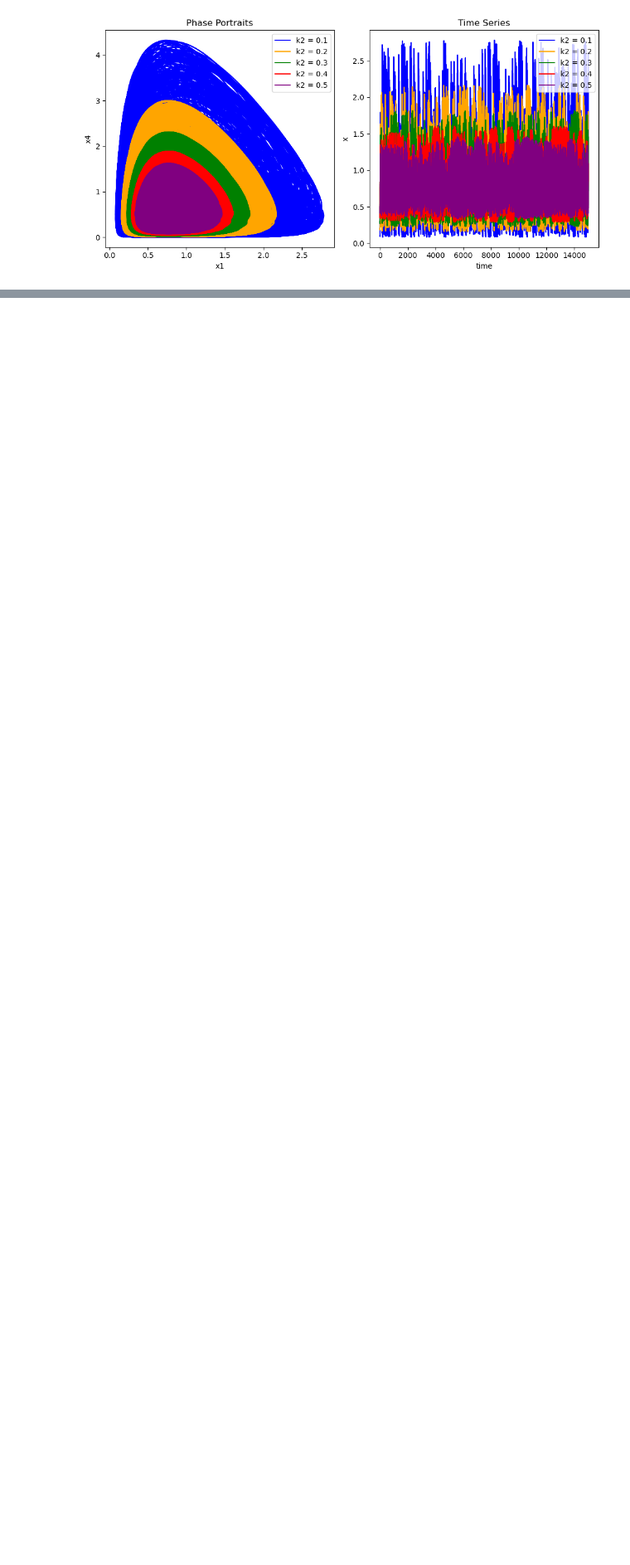
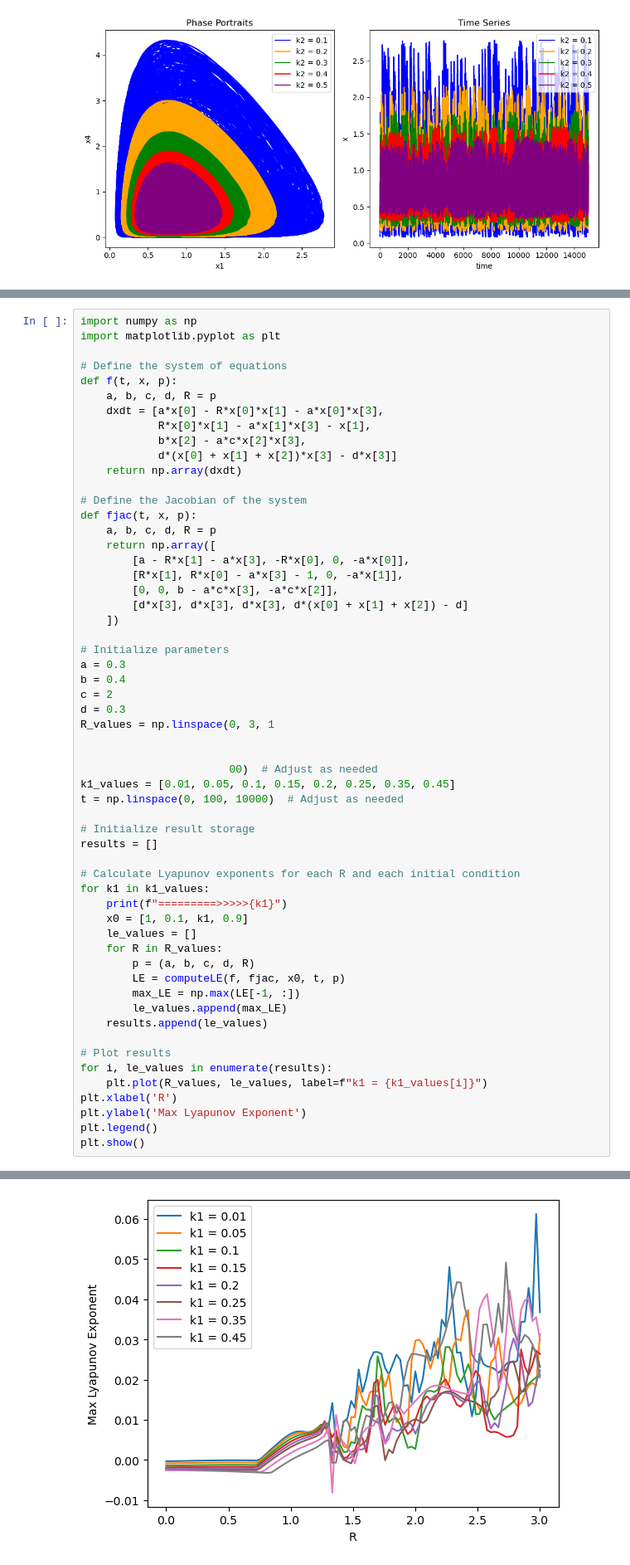
Before and after one commit to Leonardo16AM/Experiments-in-search-of-COVID-19-transmission-through-an-infected-prey, a Jupyter notebook: Experiments.ipynb, the cells around one changed output, grey strips where cells are left out. Shown at 83% size. Cells and saved outputs as stored; diff of their text form; blank space fills up the shorter version.

Commit message:
Added new graphs

```diff
--- a/Experiments.ipynb
+++ b/Experiments.ipynb
@@ -839,0 +1038,58 @@ plt.show()
+# %%
+import numpy as np
+import matplotlib.pyplot as plt
+
+# Define the system of equations
+def f(t, x, p):
+    a, b, c, d, R = p
+    dxdt = [a*x[0] - R*x[0]*x[1] - a*x[0]*x[3],
+            R*x[0]*x[1] - a*x[1]*x[3] - x[1],
+            b*x[2] - a*c*x[2]*x[3],
+            d*(x[0] + x[1] + x[2])*x[3] - d*x[3]]
+    return np.array(dxdt)
+
+# Define the Jacobian of the system
+def fjac(t, x, p):
+    a, b, c, d, R = p
+    return np.array([
+        [a - R*x[1] - a*x[3], -R*x[0], 0, -a*x[0]],
+        [R*x[1], R*x[0] - a*x[3] - 1, 0, -a*x[1]],
+        [0, 0, b - a*c*x[3], -a*c*x[2]],
+        [d*x[3], d*x[3], d*x[3], d*(x[0] + x[1] + x[2]) - d]
+    ])
+
+# Initialize parameters
+a = 0.3
+b = 0.4
+c = 2
+d = 0.3
+R_values = np.linspace(0, 3, 1
+
+
+                       00)  # Adjust as needed
+k1_values = [0.01, 0.05, 0.1, 0.15, 0.2, 0.25, 0.35, 0.45]
+t = np.linspace(0, 100, 10000)  # Adjust as needed
+
+# Initialize result storage
+results = []
+
+# Calculate Lyapunov exponents for each R and each initial condition
+for k1 in k1_values:
+    print(f"=========>>>>>{k1}")
+    x0 = [1, 0.1, k1, 0.9]
+    le_values = []
+    for R in R_values:
+        p = (a, b, c, d, R)
+        LE = computeLE(f, fjac, x0, t, p)
+        max_LE = np.max(LE[-1, :])
+        le_values.append(max_LE)
+    results.append(le_values)
+
+# Plot results
+for i, le_values in enumerate(results):
+    plt.plot(R_values, le_values, label=f"k1 = {k1_values[i]}")
+plt.xlabel('R')
+plt.ylabel('Max Lyapunov Exponent')
+plt.legend()
+plt.show()
+# %% [output]
@@ -839,0 +1113 @@ plt.show()
+[figure, added]
```
Also changed, not shown: parts of 11 cells of this notebook, 27 other files.
